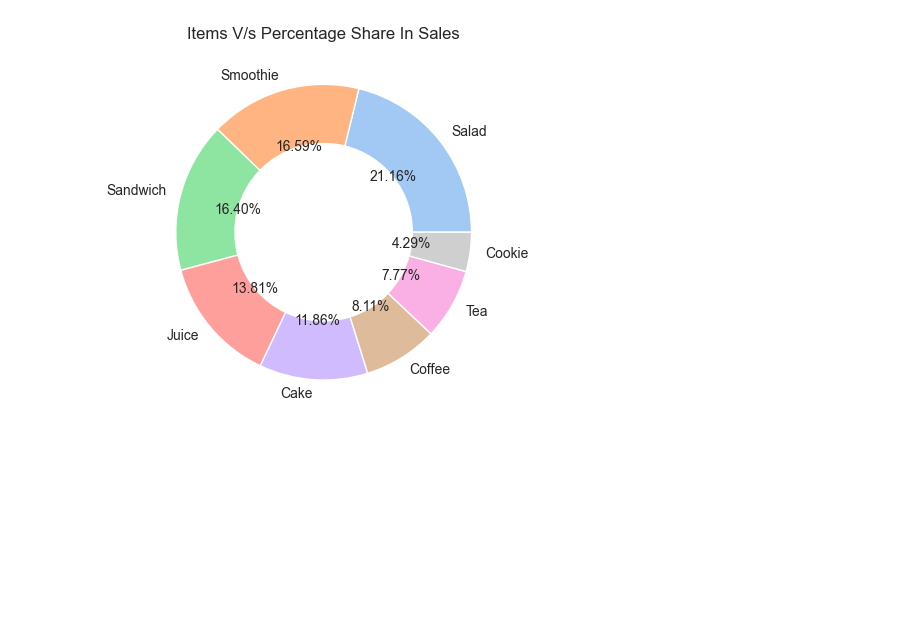
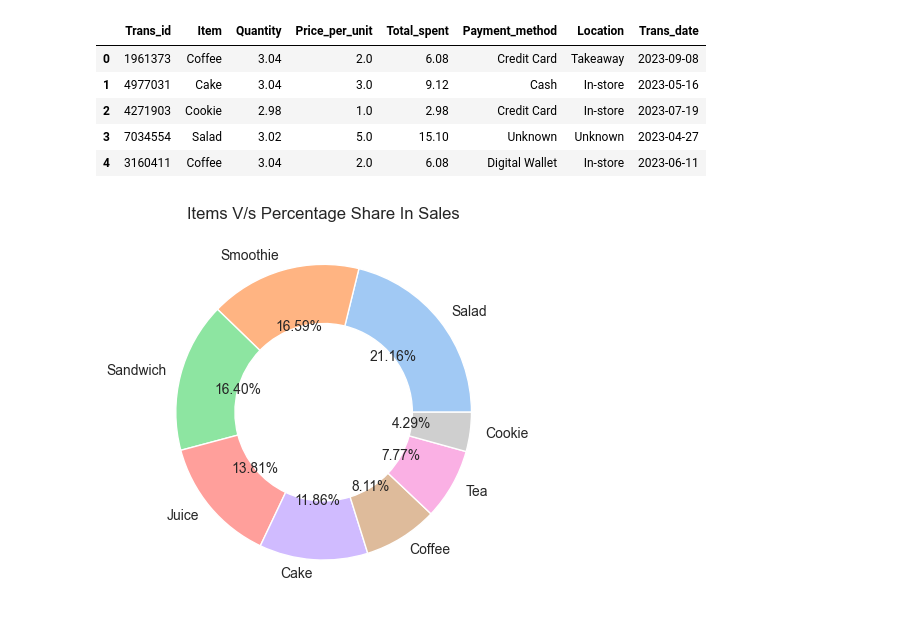
Before and after one commit to Abhibhav2003/SalesAnalysis, a Jupyter notebook: Analysis.ipynb, the cells around one changed output. Drawn from its saved outputs; the diff is of its cells as text; code cells hidden in the pictures; blank space fills up the shorter version.

```diff
--- a/Analysis.ipynb
+++ b/Analysis.ipynb
@@ -23,0 +25,9 @@ run_query('SELECT * FROM sales LIMIT 5;')
+# %%
+run_query('''SELECT * from sales limit 5;''')
+# %% [output]
+|  | Trans_id | Item | Quantity | Price_per_unit | Total_spent | Payment_method | Location | Trans_date |
+| 0 | 1961373 | Coffee | 3.04 | 2.0 | 6.08 | Credit Card | Takeaway | 2023-09-08 |
+| 1 | 4977031 | Cake | 3.04 | 3.0 | 9.12 | Cash | In-store | 2023-05-16 |
+| 2 | 4271903 | Cookie | 2.98 | 1.0 | 2.98 | Credit Card | In-store | 2023-07-19 |
+| 3 | 7034554 | Salad | 3.02 | 5.0 | 15.10 | Unknown | Unknown | 2023-04-27 |
+| 4 | 3160411 | Coffee | 3.04 | 2.0 | 6.08 | Digital Wallet | In-store | 2023-06-11 |
```
Also changed, not shown: parts of 5 cells of this notebook, 1 other file.
